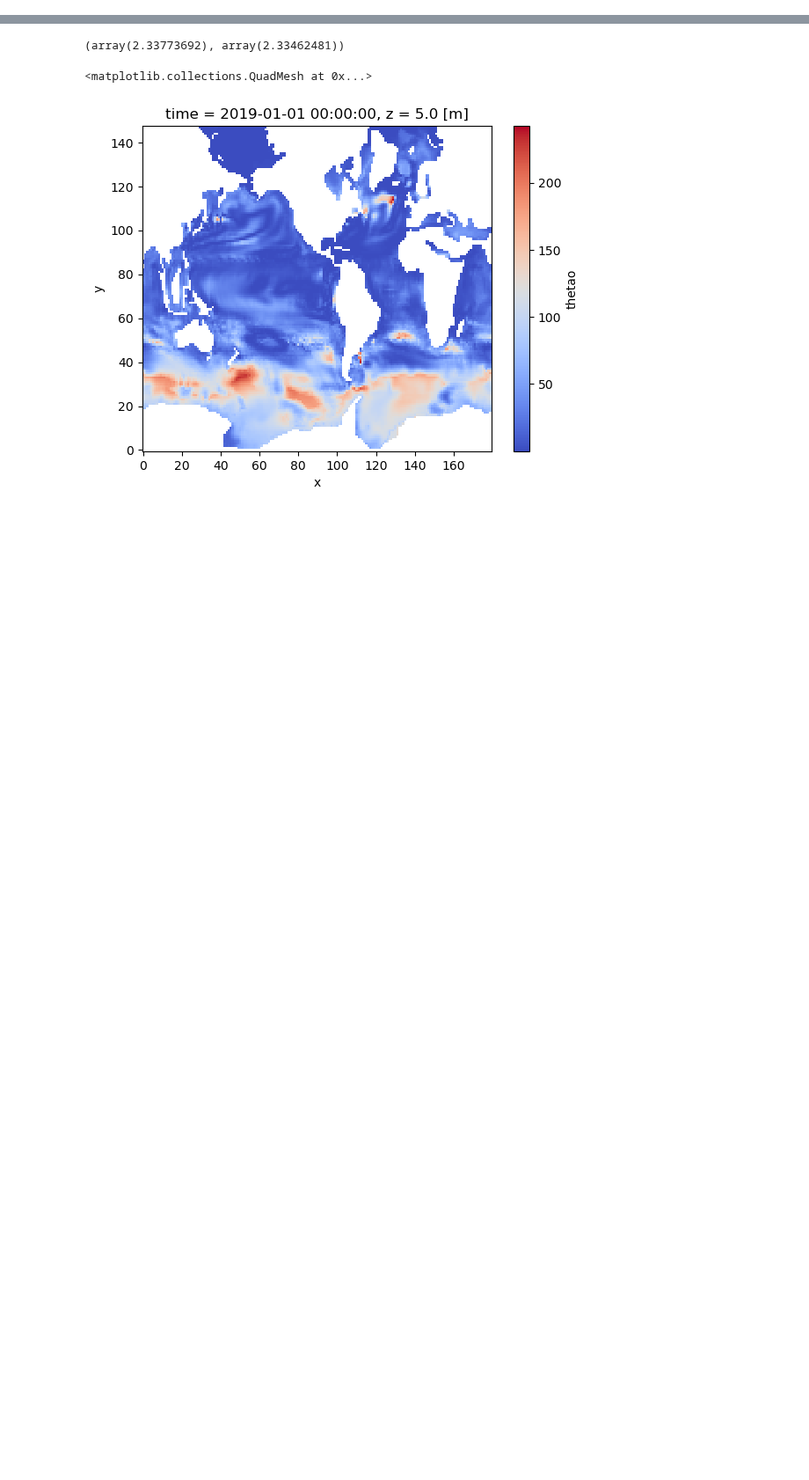
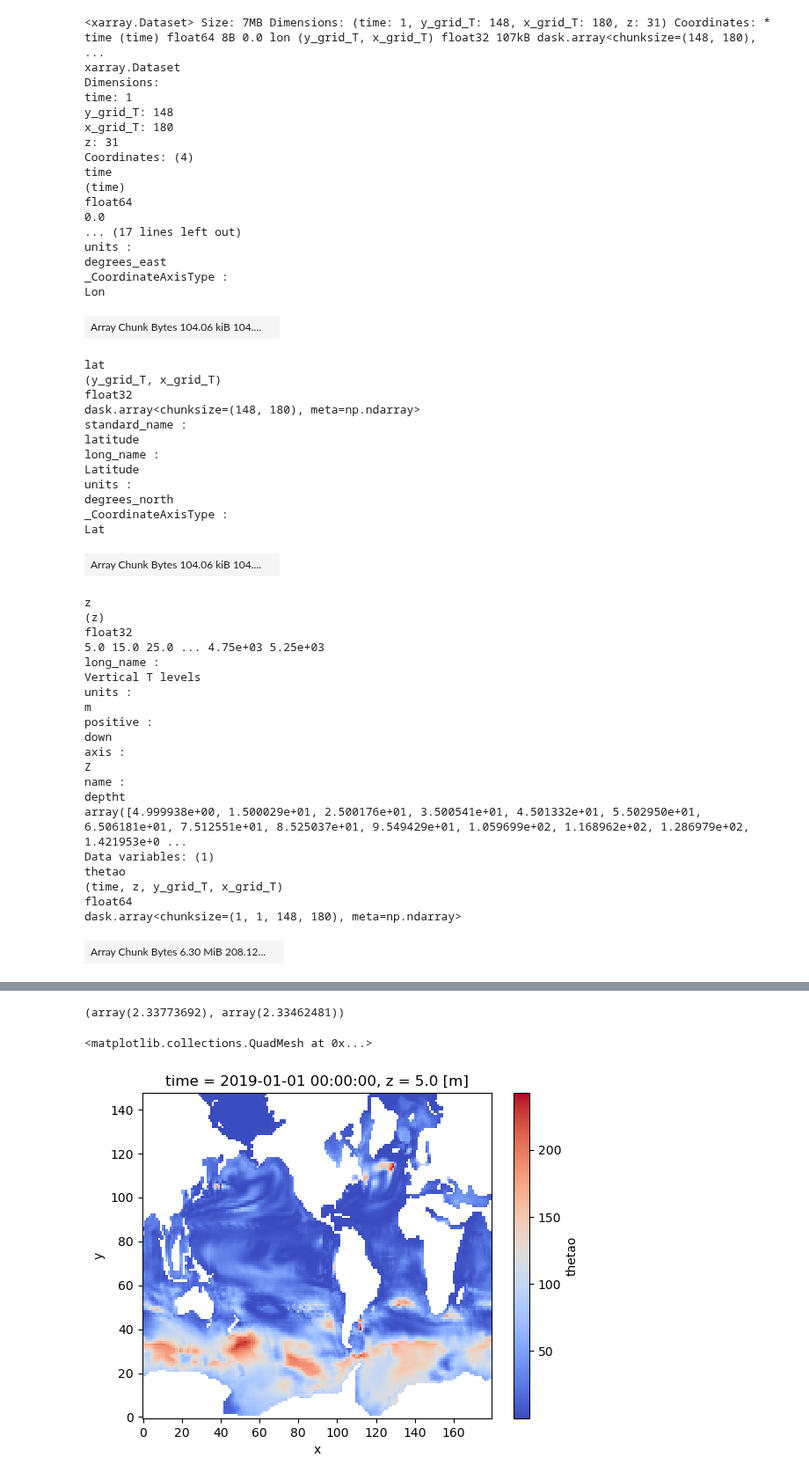
Before and after one commit to asozza/stece, a Jupyter notebook: osprey/notebooks/test_EOF_def.ipynb, the cells around one changed output, grey strips where cells are left out. Shown at 88% size. Drawn from its saved outputs; the diff is of its cells as text; code cells hidden in the pictures; blank space fills up the shorter version.

```diff
--- a/osprey/notebooks/test_EOF_def.ipynb
+++ b/osprey/notebooks/test_EOF_def.ipynb
@@ -140,0 +241,55 @@ Text(0.5, 1.0, 'x,y,z = [116, 145, 5]')
+# %%
+ds
+# %% [output]
+<xarray.Dataset> Size: 7MB Dimensions: (time: 1, y_grid_T: 148, x_grid_T: 180, z: 31) Coordinates: * time (time) float64 8B 0.0 lon (y_grid_T, x_grid_T) float32 107kB dask.array<chunksize=(148, 180),  ...
+xarray.Dataset
+Dimensions:
+time: 1
+y_grid_T: 148
+x_grid_T: 180
+z: 31
+Coordinates: (4)
+time
+(time)
+float64
+0.0
+... (17 lines left out)
+units :
+degrees_east
+_CoordinateAxisType :
+Lon
+| Array Chunk Bytes 104.06 kiB 104.... |  |
+lat
+(y_grid_T, x_grid_T)
+float32
+dask.array<chunksize=(148, 180), meta=np.ndarray>
+standard_name :
+latitude
+long_name :
+Latitude
+units :
+degrees_north
+_CoordinateAxisType :
+Lat
+| Array Chunk Bytes 104.06 kiB 104.... |  |
+z
+(z)
+float32
+5.0 15.0 25.0 ... 4.75e+03 5.25e+03
+long_name :
+Vertical T levels
+units :
+m
+positive :
+down
+axis :
+Z
+name :
+deptht
+array([4.999938e+00, 1.500029e+01, 2.500176e+01, 3.500541e+01, 4.501332e+01, 5.502950e+01, 6.506181e+01, 7.512551e+01, 8.525037e+01, 9.549429e+01, 1.059699e+02, 1.168962e+02, 1.286979e+02, 1.421953e+0 ...
+Data variables: (1)
+thetao
+(time, z, y_grid_T, x_grid_T)
+float64
+dask.array<chunksize=(1, 1, 148, 180), meta=np.ndarray>
+| Array Chunk Bytes 6.30 MiB 208.12... |  |
```
Also changed, not shown: parts of 16 cells of this notebook, 3 other files.
